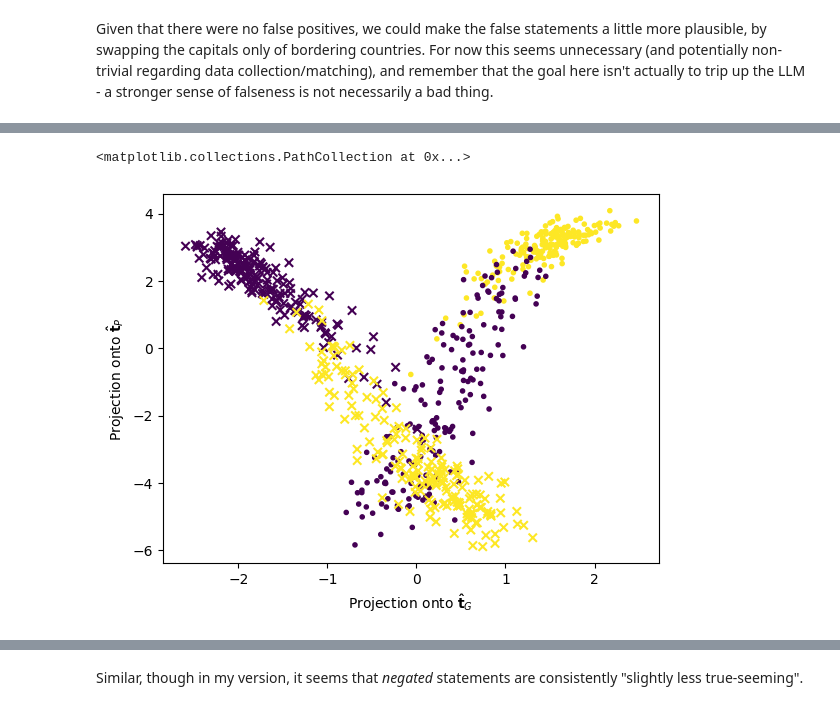
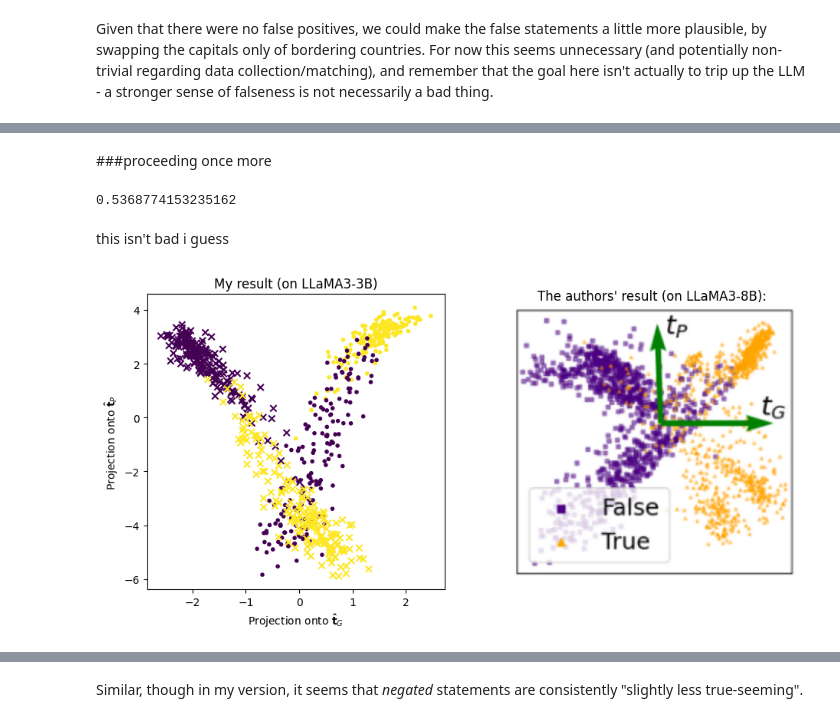
Before and after one commit to JDS289/BaLD4LLM, a Jupyter notebook: proj.ipynb, the cells around one changed output, grey strips where cells are left out. Drawn from its saved outputs; the diff is of its cells as text; code cells hidden in the pictures.

```diff
--- a/proj.ipynb
+++ b/proj.ipynb
@@ -495,3 +504,5 @@ $$\mathbf{\hat{t}}_G = \textbf{average_true_activation_vector} - \pmb{\hat{\mu}}
 
 
 I think the other expressions which can be gained are equivalent, not contradictory.
+# %% [markdown]
+###proceeding once more
@@ -498,21 +517,38 @@ I think the other expressions which can be gained are equivalent, not contradict
+# %%
+angle_between(t_G, t_P) / 3.14159
+# %% [output]
+0.5368774153235162
+# %% [markdown]
+this isn't bad i guess
 # %%
 NUM_ACTIVATIONS = capitalsResults2D["states"][0].shape[0]
-mu_hat = sum(capitalsResults2D["states"]) / len(capitalsResults2D)
+mu_hat = np.mean(capitalsResults2D["states"], axis=0)
 
-t_G = sum(s:=capitalsResults2D[capitalsResults2D["actual"]==True]["states"]) / len(s) - mu_hat
-t_P = sum(s:=capitalsResults2D[capitalsResults2D["actual"]==((capitalsResults2D["polarity"]=="affirmative"))]["states"]) / len(s) - mu_hat
+t_G = np.mean(capitalsResults2D[capitalsResults2D["actual"]==True]["states"], axis=0) - mu_hat
+#t_G /= np.linalg.norm(t_G)
+t_P = np.mean(capitalsResults2D[capitalsResults2D["actual"]==((capitalsResults2D["polarity"]=="affirmative"))]["states"], axis=0) - mu_hat
+#t_P /= np.linalg.norm(t_P)
 # %%
 states_projected_tagged = np.array([(np.dot(results["states"]-mu_hat, t_G),
                                      np.dot(results["states"]-mu_hat, t_P),
                                      results["actual"], results["polarity"]) for results in capitalsResults2D],
                              dtype=[("G_projection", "f8"), ("P_Projection", "f8"), ("actual", bool), ("polarity", "U11")])
 
-fig, ax = plt.subplots()
+fig, (ax, ax_other) = plt.subplots(ncols=2, figsize=(11, 5))
 ax.set_xlabel("Projection onto $\mathbf{\hat{t}}_G$")
 ax.set_ylabel("Projection onto $\mathbf{\hat{t}}_P$")
 
-ax.scatter((s:=states_projected_tagged[states_projected_tagged["polarity"]=="affirmative"])["G_projection"], s["P_Projection"], c=s["actual"], marker=".")
-ax.scatter((s:=states_projected_tagged[states_projected_tagged["polarity"]=="negated"])["G_projection"], s["P_Projection"], c=s["actual"], marker="x")
+affirmative_states = states_projected_tagged[states_projected_tagged["polarity"]=="affirmative"]
+negated_states = states_projected_tagged[states_projected_tagged["polarity"]=="negated"]
+
+ax.scatter(affirmative_states["G_projection"], affirmative_states["P_Projection"], c=affirmative_states["actual"], marker=".")
+ax.scatter(negated_states["G_projection"], negated_states["P_Projection"], c=negated_states["actual"], marker="x")
+
+ax.set_title("My result (on LLaMA3-3B)")
+ax_other.set_title("The authors' result (on LLaMA3-8B):")
+
+img = mpimg.imread("drive/MyDrive/affirmativeAndNegated2.png")
+ax_other.imshow(img)
+ax_other.set_axis_off()
 # %% [output]
-<matplotlib.collections.PathCollection at 0x...>
-[figure, old version]
+[figure, new version]
```
Also changed, not shown: parts of 19 cells of this notebook.
